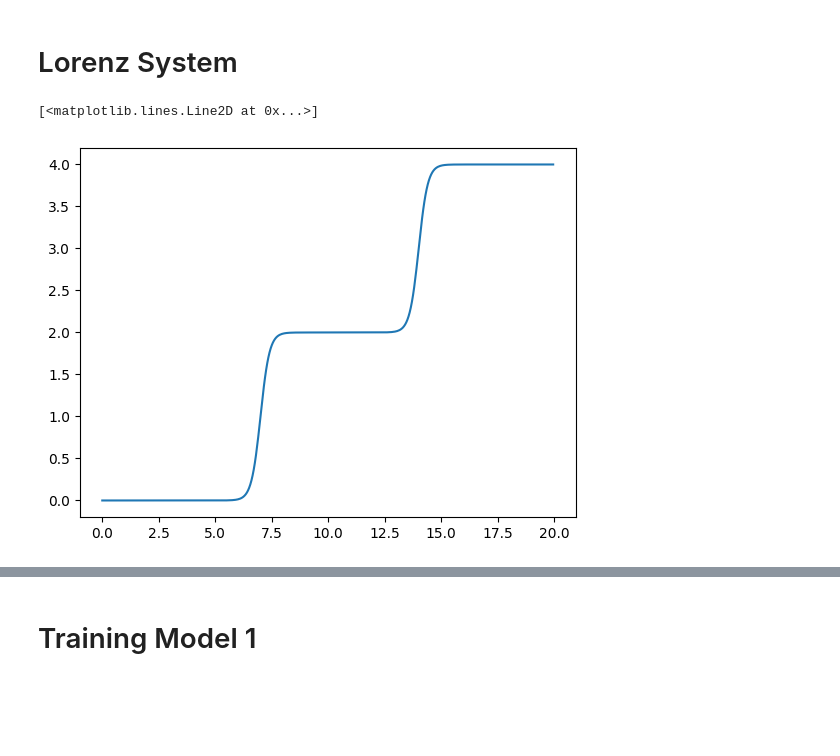
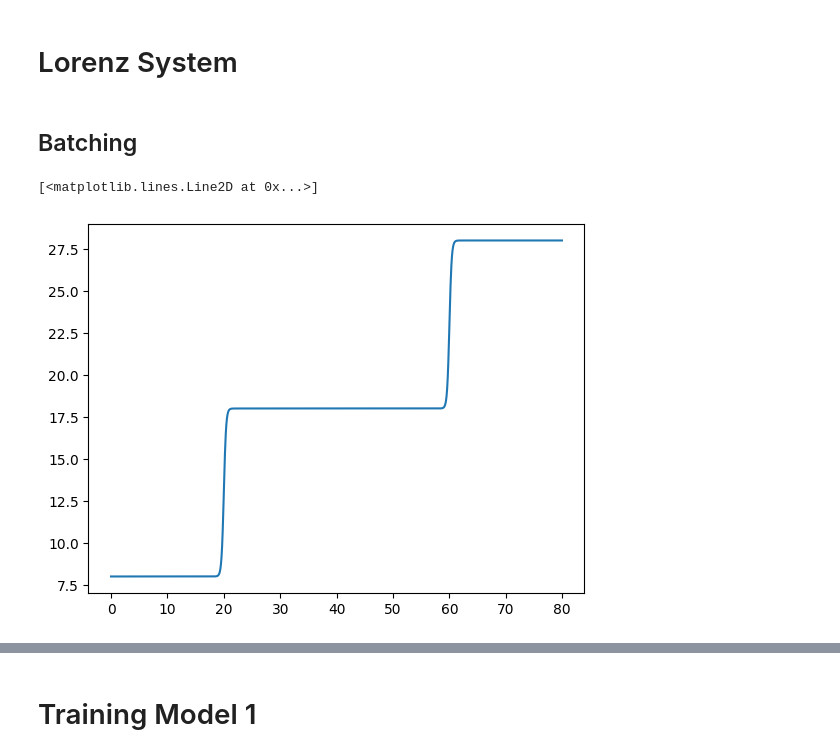
Before and after one commit to JPROSS18/JackRoss-PhD-Notes, a Jupyter notebook: LearningNonAuto_Lorenz_v2.ipynb, the cells around one changed output, grey strips where cells are left out. Cells and saved outputs as stored; diff of their text form; code cells hidden in the pictures; blank space fills up the shorter version.

```diff
--- a/LearningNonAuto_Lorenz_v2.ipynb
+++ b/LearningNonAuto_Lorenz_v2.ipynb
@@ -124,3 +124,5 @@ class Lorenz_nonauto:
                 x[0]*x[1] - self.beta*x[2] ]
 
         return np.array(xdot)
+# %% [markdown]
+## Batching
@@ -147,18 +177,19 @@ t_Start = 0; t_Final =20; dt = 0.05; t_Eval = np.arange(t_Start, t_Final, dt); y
 # %%
 ## Sigmoid r
 k = 5
 s_k = lambda t: torch.sigmoid(torch.tensor(k*t)).detach().numpy()
 
-transition_pts = [7.0, 14.0]
+transition_pts = [20.0, 60.0]
 
-parameter_f = lambda t: 2*s_k(t-transition_pts[0]) + 2*s_k(t-transition_pts[1])
+parameter_f = lambda t: 8 + 10*s_k(t-transition_pts[0]) + 10*s_k(t-transition_pts[1])
 
-t_Start = 0.0; t_Final = 20; dt = 0.05; t_Eval = np.arange(t_Start, t_Final, dt)
-x= np.vectorize(parameter_f)(np.arange(0.0, 20.0, dt))
-t = np.arange(0.0, 20.0, dt)
+
+
+x= np.vectorize(parameter_f)(np.arange(0.0, t_Final, dt))
+t = np.arange(0.0, t_Final, dt)
 plt.plot(t, x)
 # %% [output]
 [<matplotlib.lines.Line2D at 0x...>]
-[figure, old version]
+[figure, new version]
 # %%
 lorenz = Lorenz_nonauto(rho = parameter_f)
```
Also changed, not shown: parts of 19 cells of this notebook, 1 other file.
